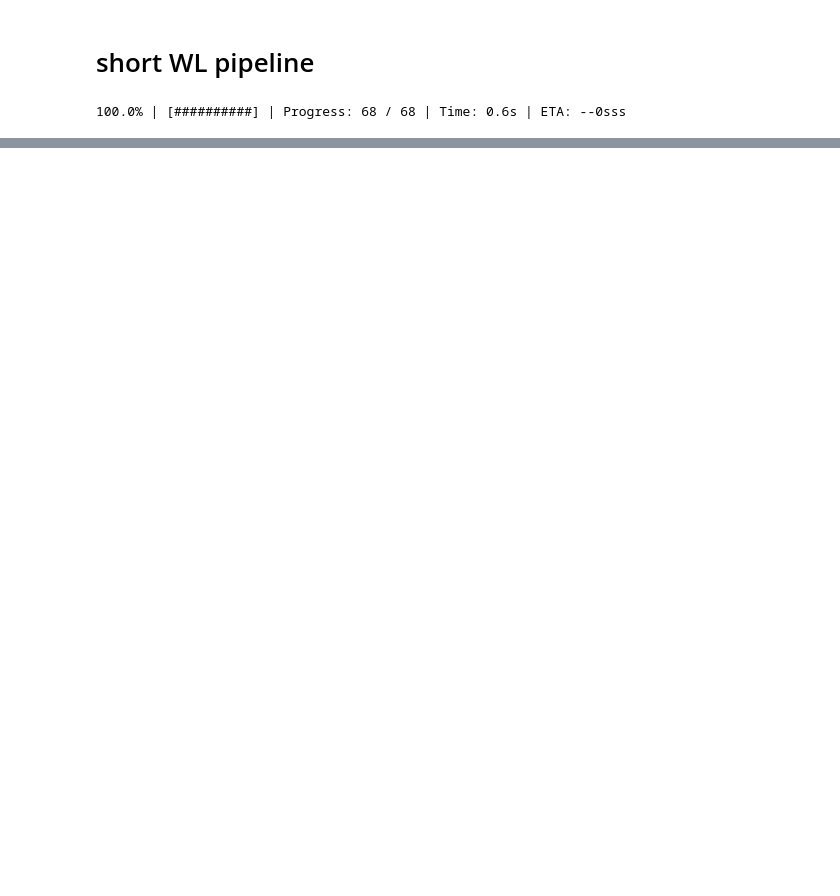
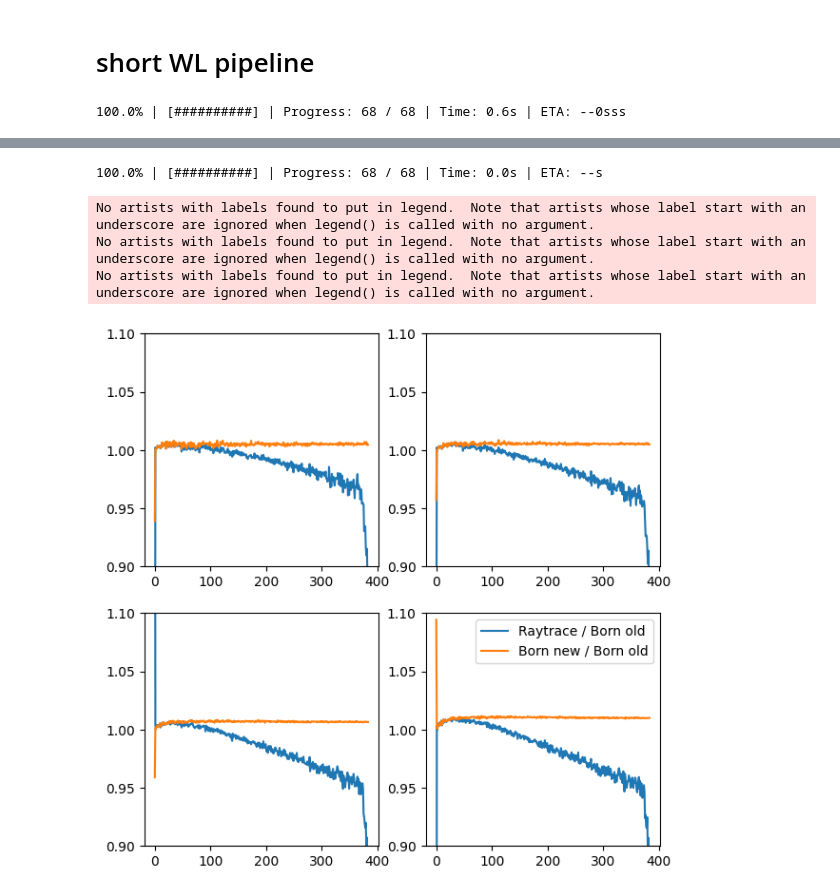
Before and after one commit to mgatti29/CMB_lensing_SBI, a Jupyter notebook: Notebooks/test_taytracing_simpler.ipynb, the cells around one changed output, grey strips where cells are left out. Saved outputs shown, nothing was run; the diff lists cells and outputs as text; code cells hidden in the pictures; blank space fills up the shorter version.

```diff
--- a/Notebooks/test_taytracing_simpler.ipynb
+++ b/Notebooks/test_taytracing_simpler.ipynb
@@ -102,0 +110,77 @@ plt.show()
+# %%
+'''
+This is the old pipeline from Niall.
+'''
+nz_kernel_sample_dict = dict()
+for tomo_bin in [1,2,3,4]:
+    k_tomo[tomo_bin] = np.zeros(hp.nside2npix(config['nside']))
+    redshift_distributions_sources['bins'][tomo_bin][250:] = 0.
+    nz_sample = Bornraytrace.recentre_nz(np.array(z_bin_edges).astype('float'),  redshift_distributions_sources['z'],  redshift_distributions_sources['bins'][tomo_bin] )
+    nz_kernel_sample_dict[tomo_bin] = nz_sample*(z_bin_edges[1:]-z_bin_edges[:-1])
+    for i in frogress.bar(range(len(comoving_edges)-2)):
+        k_tomo[tomo_bin]  += kappa_lensing_old[i]*nz_kernel_sample_dict[tomo_bin][i]
+
+cl_old = dict()
+for tomo_bin in [1,2,3,4]:
+    cl_old[tomo_bin] = hp.anafast(k_tomo[tomo_bin])
+
+
+
+
+'''
+This is the Born approx pipeline, with the evaluation at the center of the shells.
+'''
+nz_kernel_sample_dict = dict()
+for tomo_bin in [1,2,3,4]:
+    k_tomo[tomo_bin] = np.zeros(hp.nside2npix(config['nside']))
+    nz_sample = Bornraytrace.recentre_nz(np.array(z_bin_edges).astype('float'),  redshift_distributions_sources['z'],  redshift_distributions_sources['bins'][tomo_bin] )
+
+    nz_sample = np.interp(raytrace_object.redshifts,redshift_distributions_sources['z'], redshift_distributions_sources['bins'][tomo_bin])
+    nz_sample = nz_sample/np.sum(nz_sample*(z_bin_edges[1:]-z_bin_edges[:-1]))
+    nz_kernel_sample_dict[tomo_bin] = nz_sample*(z_bin_edges[1:]-z_bin_edges[:-1])
+    for i in frogress.bar(range(len(comoving_edges)-2)):
+        k_tomo[tomo_bin]  += kappa_lensing[i]*nz_kernel_sample_dict[tomo_bin][i+1]
+
+cl_new2 = dict()
+for tomo_bin in [1,2,3,4]:
+    cl_new2[tomo_bin] = hp.anafast(k_tomo[tomo_bin])
+
+
+
+'''
+This is the raytracing pipeline, with the evaluation at the center of the shells.
+'''
+nz_kernel_sample_dict = dict()
+for tomo_bin in [1,2,3,4]:
+    k_tomo[tomo_bin] = np.zeros(hp.nside2npix(config['nside']))
+    nz_sample = Bornraytrace.recentre_nz(np.array(z_bin_edges).astype('float'),  redshift_distributions_sources['z'],  redshift_distributions_sources['bins'][tomo_bin] )
+
+    nz_sample = np.interp(raytrace_object.redshifts,redshift_distributions_sources['z'], redshift_distributions_sources['bins'][tomo_bin])
+    nz_sample = nz_sample/np.sum(nz_sample*(z_bin_edges[1:]-z_bin_edges[:-1]))
+    nz_kernel_sample_dict[tomo_bin] = nz_sample*(z_bin_edges[1:]-z_bin_edges[:-1])
+    for i in frogress.bar(range(len(comoving_edges)-2)):
+        k_tomo[tomo_bin]  += raytrace_object.convergence_raytrace[i]*nz_kernel_sample_dict[tomo_bin][i+1]
+
+cl_new = dict()
+for tomo_bin in [1,2,3,4]:
+    cl_new[tomo_bin] = hp.anafast(k_tomo[tomo_bin])
+
+fig, ax = plt.subplots(2,2, figsize=(7,7.))
+tomo_bin = 1
+for i in range(2):
+    for j in range(2):
+
+    #plt.plot(cl_new[tomo_bin]/cl_old[tomo_bin])
+        ax[i,j].plot(cl_new[tomo_bin]/cl_old[tomo_bin], label ='Raytrace / Born old')
+        ax[i,j].plot(cl_new2[tomo_bin]/cl_old[tomo_bin], label ='Born new / Born old')
+    #plt.plot(np.ones(len(cl_new[tomo_bin]/cl_old[tomo_bin])))
+        ax[i,j].set_ylim([0.9,1.1])
+        tomo_bin += 1
+        plt.legend()
+plt.show()
+# %% [output]
+100.0% | [##########] | Progress: 68 / 68 | Time: 0.0s | ETA: --s
+No artists with labels found to put in legend.  Note that artists whose label start with an underscore are ignored when legend() is called with no argument.
+No artists with labels found to put in legend.  Note that artists whose label start with an underscore are ignored when legend() is called with no argument.
+No artists with labels found to put in legend.  Note that artists whose label start with an underscore are ignored when legend() is called with no argument.
+[figure, added]
```
Also changed, not shown: parts of 5 cells of this notebook, 1 other file.
